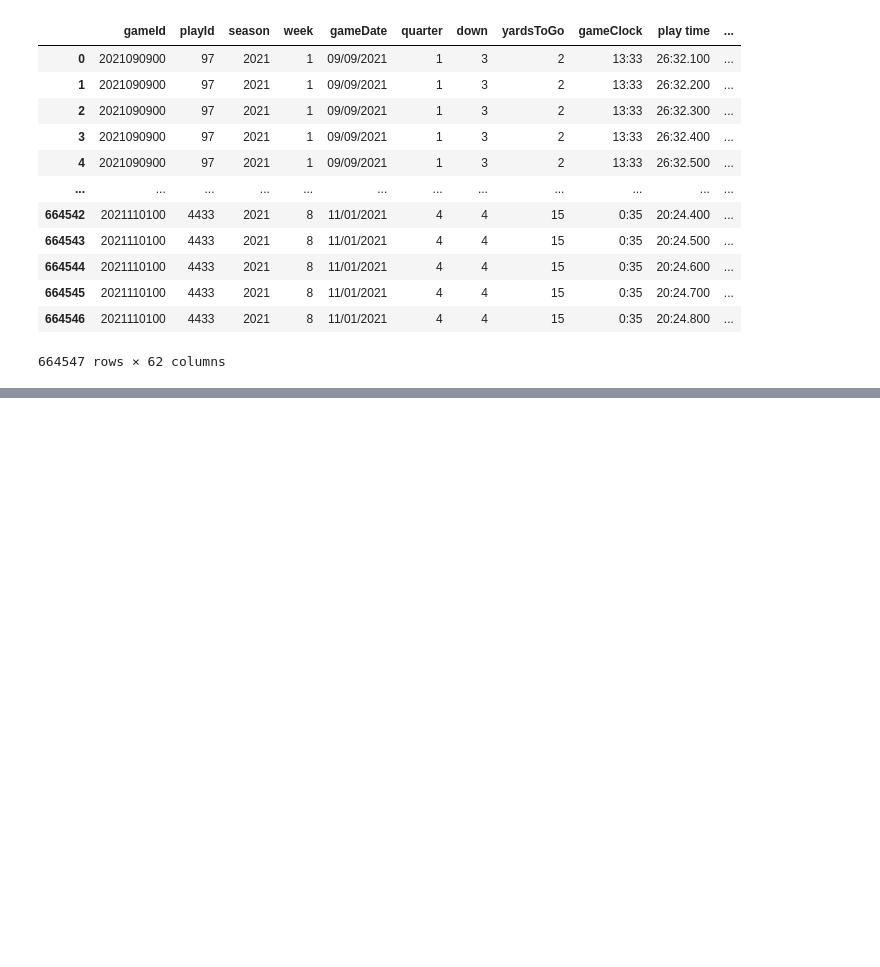
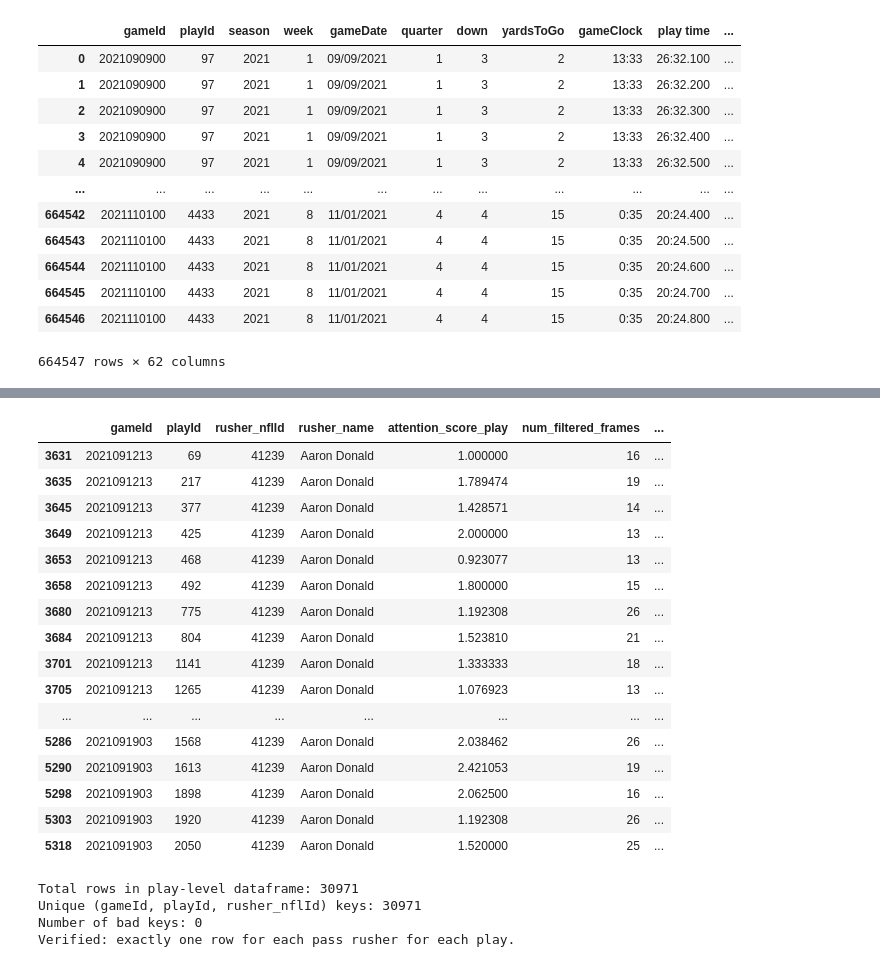
Before and after one commit to mouchatt6/BSA-Football-2026-Gravity-Metrics, a Jupyter notebook: Data Cleaning + Engineering/scripts/filter_and_calculate_matchups.ipynb, the cells around one changed output, grey strips where cells are left out. Drawn from its saved outputs; the diff is of its cells as text; code cells hidden in the pictures; blank space fills up the shorter version.

Commit message:
attention visualizations notebook

```diff
--- a/Data Cleaning + Engineering/scripts/filter_and_calculate_matchups.ipynb
+++ b/Data Cleaning + Engineering/scripts/filter_and_calculate_matchups.ipynb
@@ -781,0 +917,48 @@ pass_rushers_output_df.to_csv("../outputs_csv/pass_rushers.csv", index=False)
+# %%
+pass_rusher_attention_by_play[pass_rusher_attention_by_play['rusher_name'] == 'Aaron Donald'].iloc[0:50]
+# %% [output]
+|  | gameId | playId | rusher_nflId | rusher_name | attention_score_play | num_filtered_frames | ... |
+| 3631 | 2021091213 | 69 | 41239 | Aaron Donald | 1.000000 | 16 | ... |
+| 3635 | 2021091213 | 217 | 41239 | Aaron Donald | 1.789474 | 19 | ... |
+| 3645 | 2021091213 | 377 | 41239 | Aaron Donald | 1.428571 | 14 | ... |
+| 3649 | 2021091213 | 425 | 41239 | Aaron Donald | 2.000000 | 13 | ... |
+| 3653 | 2021091213 | 468 | 41239 | Aaron Donald | 0.923077 | 13 | ... |
+| 3658 | 2021091213 | 492 | 41239 | Aaron Donald | 1.800000 | 15 | ... |
+| 3680 | 2021091213 | 775 | 41239 | Aaron Donald | 1.192308 | 26 | ... |
+| 3684 | 2021091213 | 804 | 41239 | Aaron Donald | 1.523810 | 21 | ... |
+| 3701 | 2021091213 | 1141 | 41239 | Aaron Donald | 1.333333 | 18 | ... |
+| 3705 | 2021091213 | 1265 | 41239 | Aaron Donald | 1.076923 | 13 | ... |
+| ... | ... | ... | ... | ... | ... | ... | ... |
+| 5286 | 2021091903 | 1568 | 41239 | Aaron Donald | 2.038462 | 26 | ... |
+| 5290 | 2021091903 | 1613 | 41239 | Aaron Donald | 2.421053 | 19 | ... |
+| 5298 | 2021091903 | 1898 | 41239 | Aaron Donald | 2.062500 | 16 | ... |
+| 5303 | 2021091903 | 1920 | 41239 | Aaron Donald | 1.192308 | 26 | ... |
+| 5318 | 2021091903 | 2050 | 41239 | Aaron Donald | 1.520000 | 25 | ... |
+# %%
+# --------------------------------------------------
+# Verification: check that there is exactly one row
+# per pass rusher per play
+# --------------------------------------------------
+dup_counts = (
+    pass_rusher_attention_by_play
+    .groupby(["gameId", "playId", "rusher_nflId"])
+    .size()
+    .reset_index(name="row_count")
+)
+
+bad_keys = dup_counts[dup_counts["row_count"] != 1]
+
+print("Total rows in play-level dataframe:", len(pass_rusher_attention_by_play))
+print("Unique (gameId, playId, rusher_nflId) keys:", dup_counts.shape[0])
+print("Number of bad keys:", bad_keys.shape[0])
+
+if bad_keys.empty:
+    print("Verified: exactly one row for each pass rusher for each play.")
+else:
+    print("Found keys with row_count != 1:")
+    display(bad_keys.head(20))
+# %% [output]
+Total rows in play-level dataframe: 30971
+Unique (gameId, playId, rusher_nflId) keys: 30971
+Number of bad keys: 0
+Verified: exactly one row for each pass rusher for each play.
```
Also changed, not shown: parts of 8 cells of this notebook, 5 other files.
